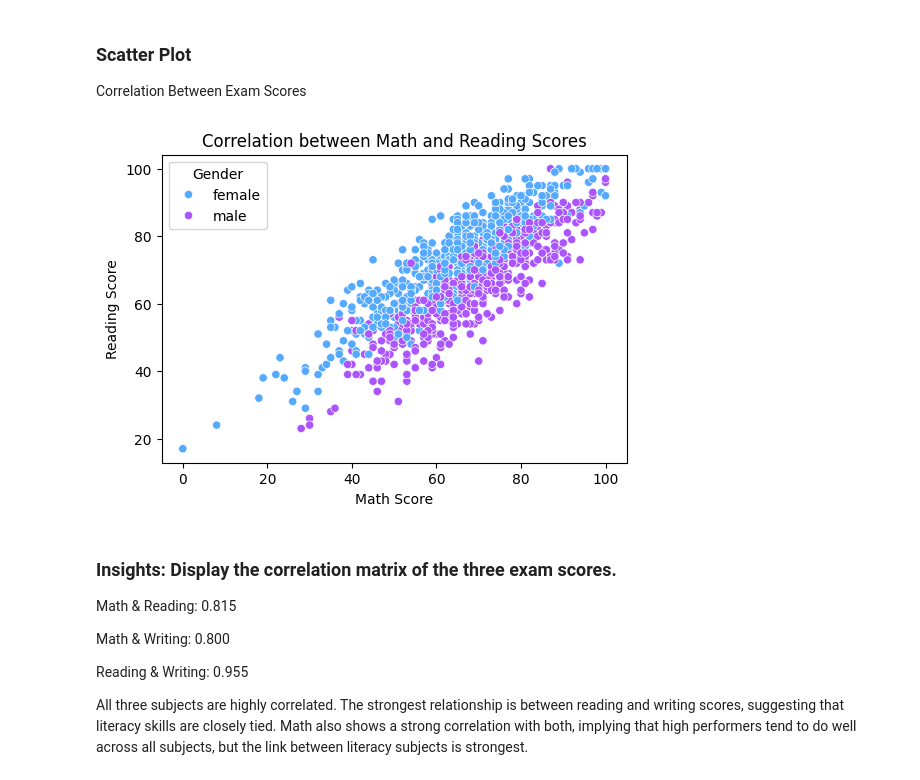
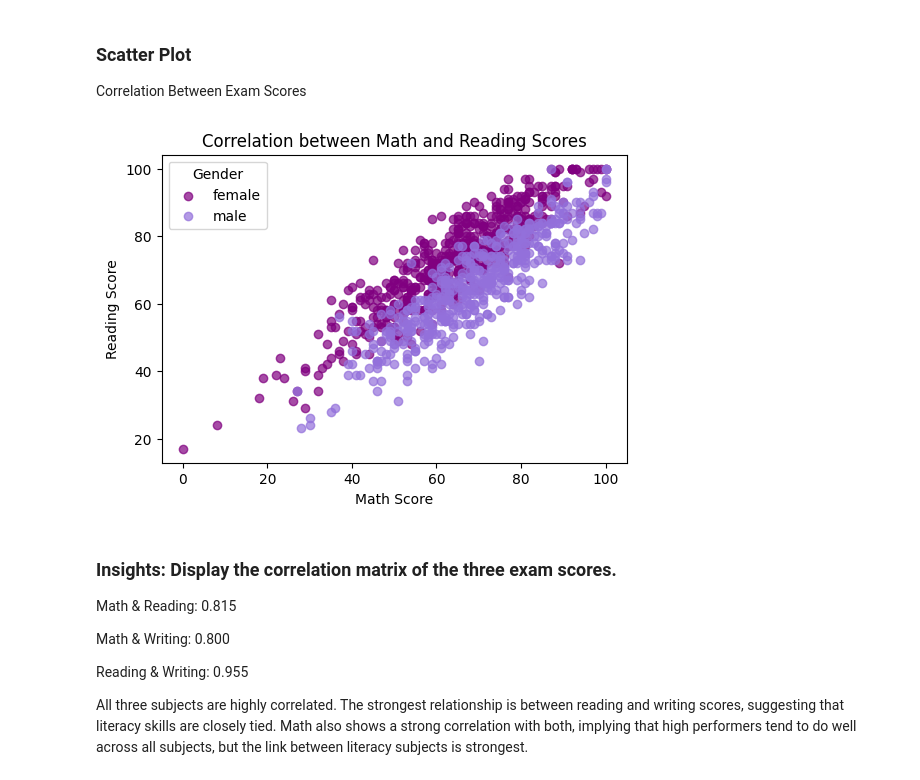
Before and after one commit to raquem-annierose/PolyTech_Sample_Notebook, a Jupyter notebook: student_exam_performance.ipynb, the cells around one changed output. Drawn from its saved outputs; the diff is of its cells as text; code cells hidden in the pictures.

```diff
--- a/student_exam_performance.ipynb
+++ b/student_exam_performance.ipynb
@@ -729,14 +729,20 @@ Group C has the highest number of both passes and fails, suggesting it has the l
 Correlation Between Exam Scores
 # %%
 plt.figure(figsize=(6,4))
-sns.scatterplot(data=df, x='math_score', y='reading_score', hue='gender', palette='cool')
+
+colors = ['purple', 'mediumpurple']
+for i, gender in enumerate(df['gender'].unique()):
+    gender_data = df[df['gender'] == gender]
+    plt.scatter(gender_data['math_score'], gender_data['reading_score'],
+                label=gender, alpha=0.7, color=colors[i % len(colors)])
+
 plt.title('Correlation between Math and Reading Scores')
 plt.xlabel('Math Score')
 plt.ylabel('Reading Score')
 plt.legend(title='Gender')
 plt.show()
 # %% [output]
-[figure, old version]
+[figure, new version]
 # %% [markdown]
 ### Insights: Display the correlation matrix of the three exam scores.
 
```
Also changed, not shown: parts of 1 cell of this notebook.
